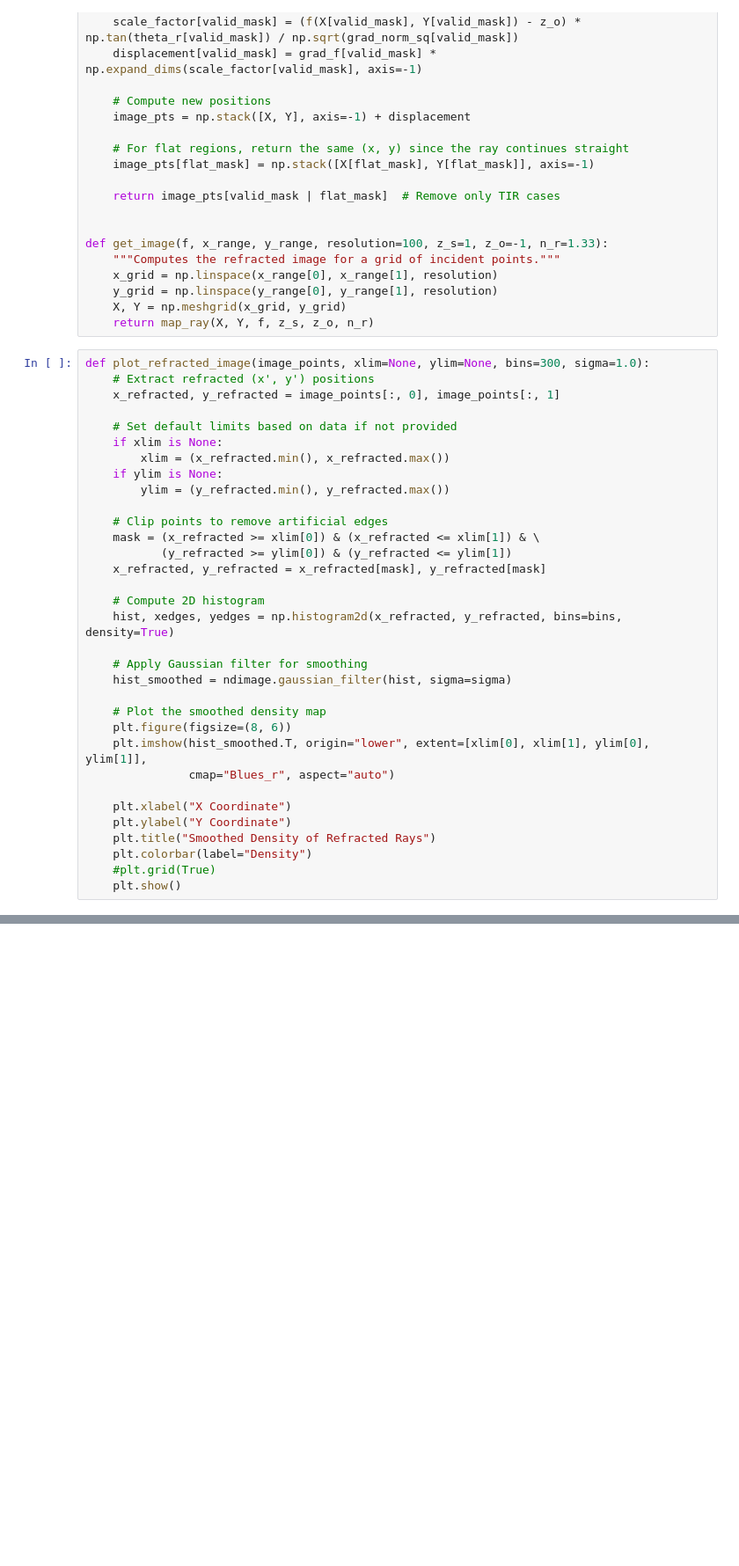
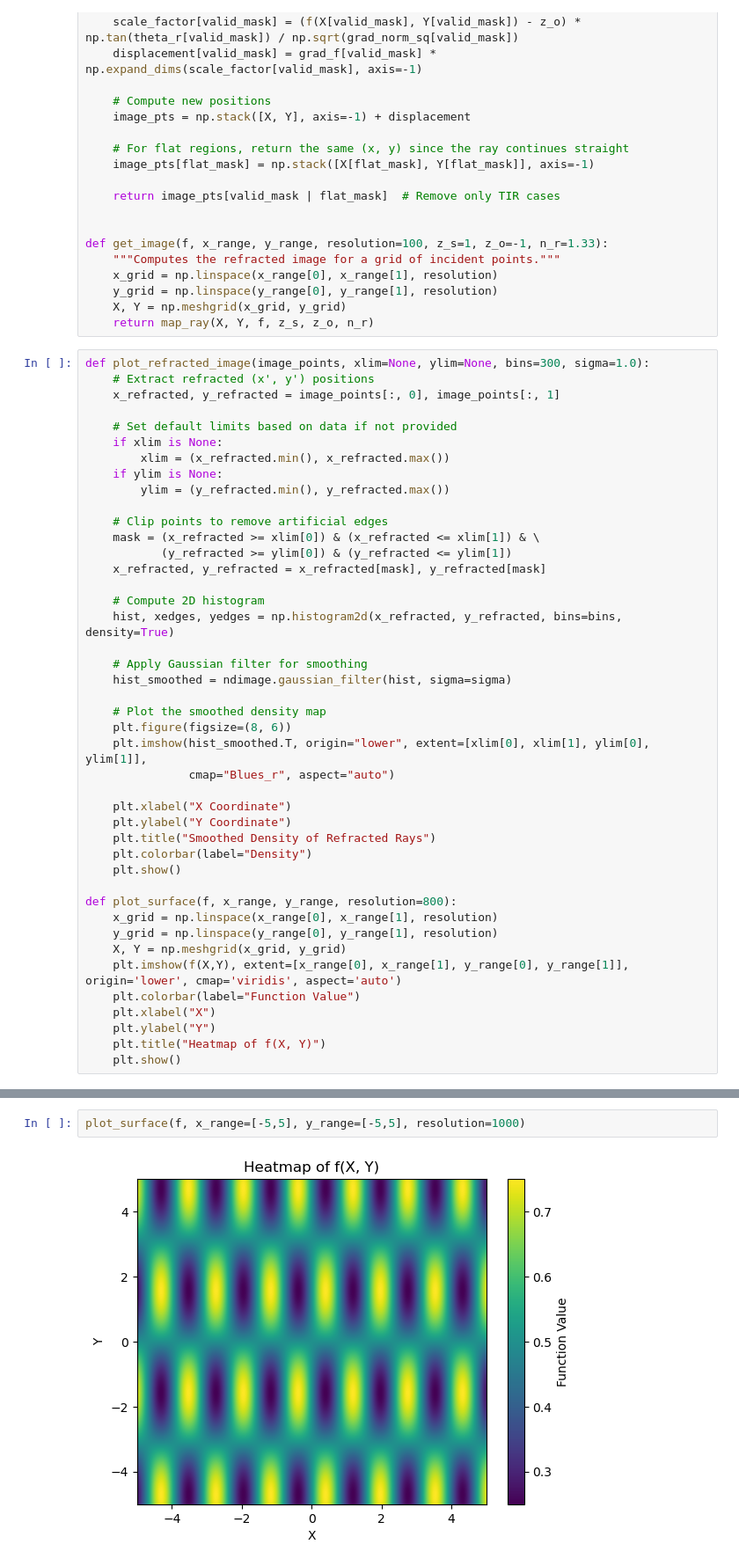
Before and after one commit to EliMe5/caustic-group, a Jupyter notebook: functions/nick.ipynb, the cells around one changed output, grey strips where cells are left out. Shown at 88% size. Drawn from its saved outputs; the diff is of its cells as text; blank space fills up the shorter version.

Commit message:
outputted patterns for wave surface

```diff
--- a/functions/nick.ipynb
+++ b/functions/nick.ipynb
@@ -93,7 +93,17 @@ def plot_refracted_image(image_points, xlim=None, ylim=None, bins=300, sigma=1.0
     plt.ylabel("Y Coordinate")
     plt.title("Smoothed Density of Refracted Rays")
     plt.colorbar(label="Density")
-    #plt.grid(True)
     plt.show()
+
+def plot_surface(f, x_range, y_range, resolution=800):
+    x_grid = np.linspace(x_range[0], x_range[1], resolution)
+    y_grid = np.linspace(y_range[0], y_range[1], resolution)
+    X, Y = np.meshgrid(x_grid, y_grid)
+    plt.imshow(f(X,Y), extent=[x_range[0], x_range[1], y_range[0], y_range[1]], origin='lower', cmap='viridis', aspect='auto')
+    plt.colorbar(label="Function Value")
+    plt.xlabel("X")
+    plt.ylabel("Y")
+    plt.title("Heatmap of f(X, Y)")
+    plt.show()
 # %%
 def f(x,y):
@@ -103 +126,5 @@ image_pts = get_image(f, x_range=[-8,8], y_range=[-8,8], resolution=800)
+# %%
+plot_surface(f, x_range=[-5,5], y_range=[-5,5], resolution=1000)
+# %% [output]
+[figure, added]
 # %%
```
Also changed, not shown: parts of 3 cells of this notebook.
